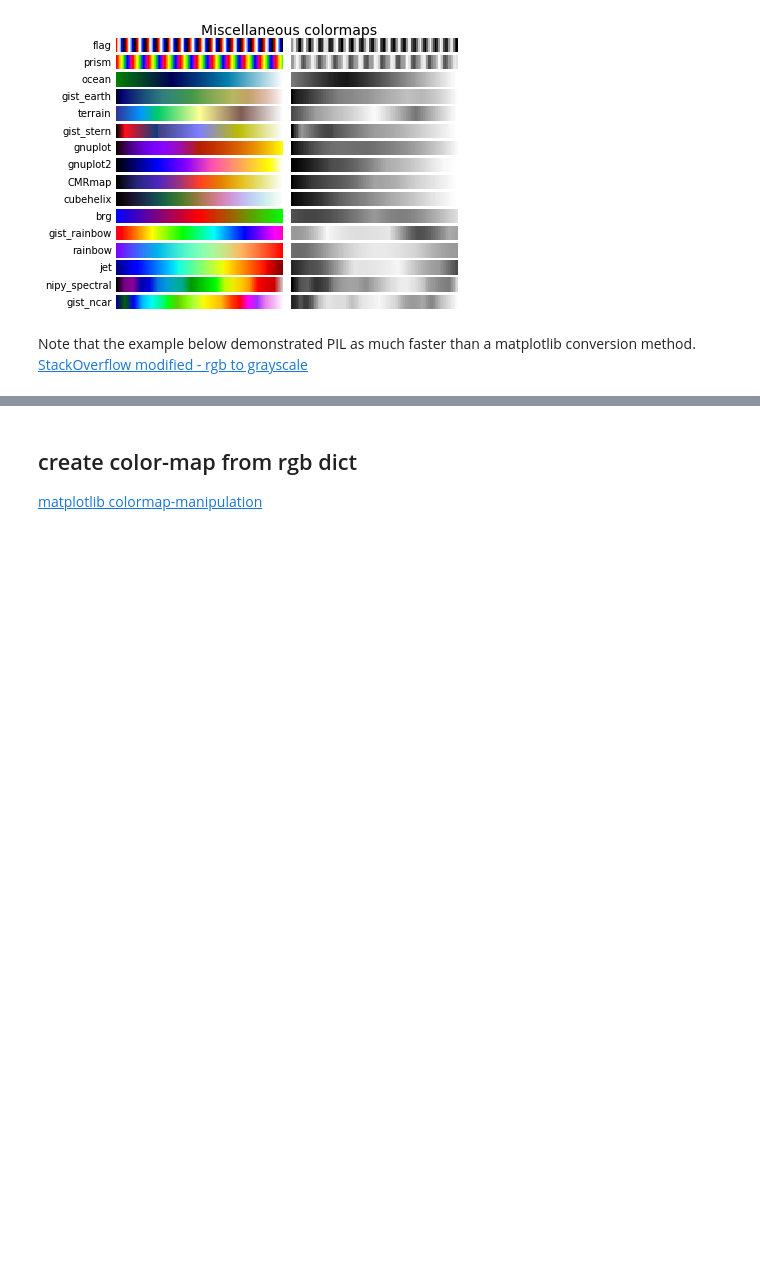
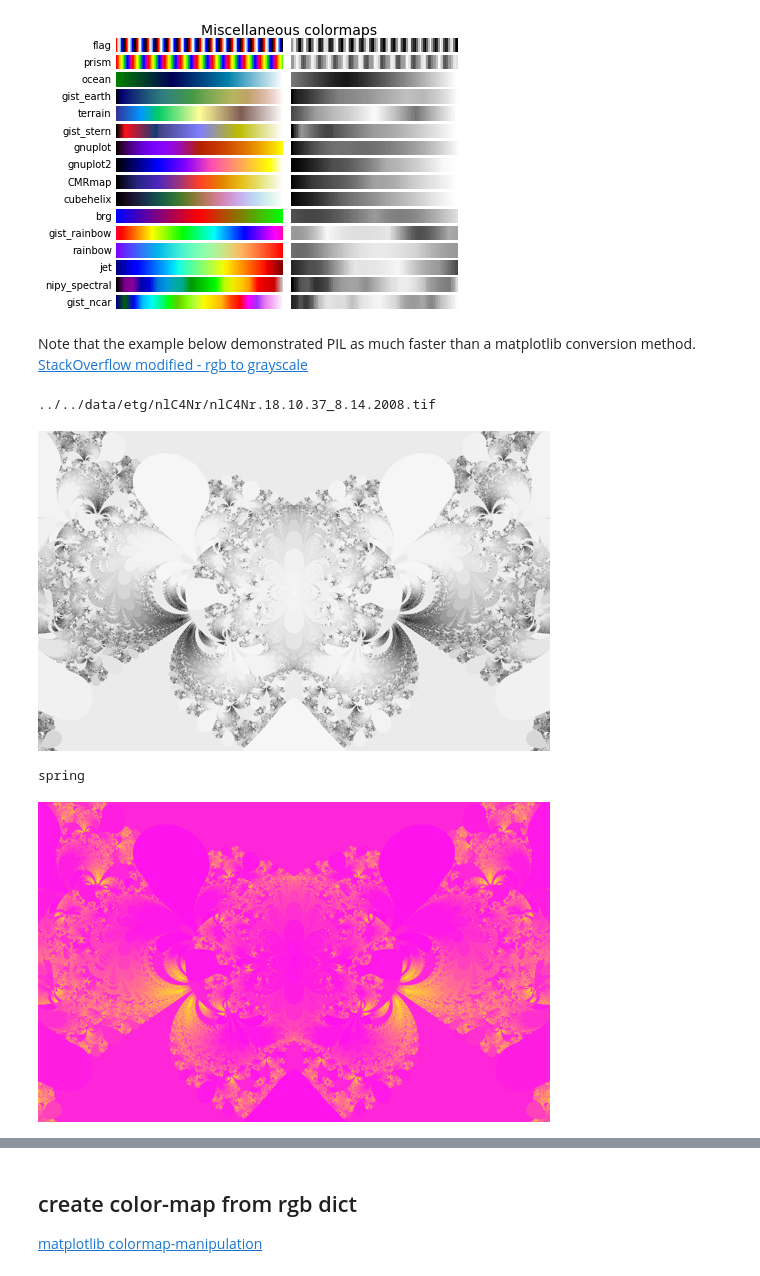
Before and after one commit to dlanier/scalygraphic, a Jupyter notebook: notebooksColorMapping/matplotlib_pillow_talk.ipynb, the cells around one changed output, grey strips where cells are left out. Cells and saved outputs as stored; diff of their text form; code cells hidden in the pictures; blank space fills up the shorter version.

```diff
--- a/notebooksColorMapping/matplotlib_pillow_talk.ipynb
+++ b/notebooksColorMapping/matplotlib_pillow_talk.ipynb
@@ -268,0 +311,22 @@ display(im)
+# %%
+"""
+                    Random select colormap from list (some are not very clear)
+"""
+im_dir = '../../data/etg/nlC4Nr/'
+tiff_list = get_tif_list(im_dir)
+imfile_name = tiff_list[1]
+print(imfile_name)
+choz = np.random.randint(0,len(cmap_list))
+c_map_name = cmap_list[choz]
+
+im = get_grey_thumb(imfile_name)
+display(im)
+
+im = im_map(imfile_name, c_map_name)
+print(c_map_name)
+display(im)
+# %% [output]
+../../data/etg/nlC4Nr/nlC4Nr.18.10.37_8.14.2008.tif
+[figure, added]
+spring
+[figure, added]
```
Also changed, not shown: parts of 13 cells of this notebook.
